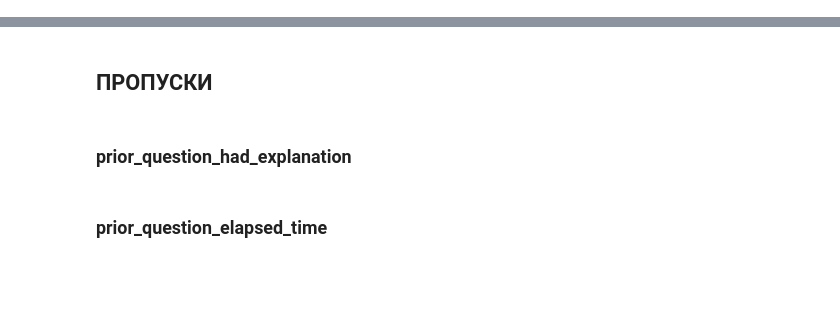
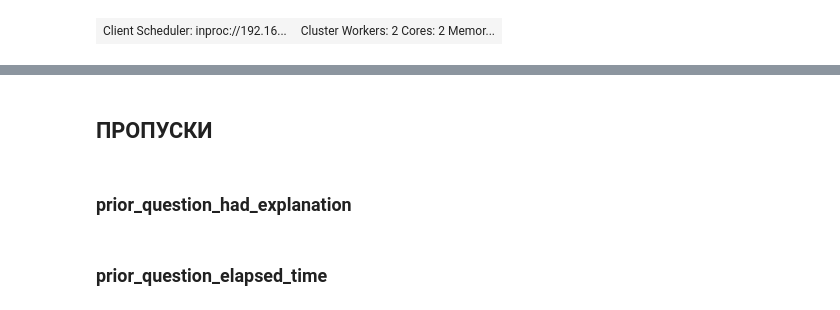
Before and after one commit to SergeyBridge/riiidNew, a Jupyter notebook: eda_dask.ipynb, the cells around one changed output, grey strips where cells are left out. Drawn from its saved outputs; the diff is of its cells as text; code cells hidden in the pictures; blank space fills up the shorter version.

```diff
--- a/eda.ipynb
+++ b/eda_dask.ipynb
@@ -83,17 +76,5 @@ BIG_DASK = True
 if BIG_DASK:
     from dask.distributed import Client
     client = Client(n_workers=2, threads_per_worker=1, processes=False, memory_limit='6GB')
-    print(client)
-
-#    train_dd = dd.read_parquet("/home/sergey/mnt/4.5Tb/Downloads/riiidCVdata/train.big.parquet", low_memory=False)
-    train_dd = dd.read_parquet(path="/mnt/data30G/2020riid/train.big.parquet",
-                               low_memory=False, columns=dtypes.keys(), engine="pyarrow", chunksize=1e5)
-
-    # train_pd.to_parquet(path="/home/sergey/mnt/4.5Tb/Downloads/riiidCVdata/train.big.parquet",
-    #                     engine="pyarrow",
-    #                     compression=None,
-    #                     # partition_cols="user_id",
-    #                    )
-
-    users = train_dd.groupby("user_id")[["timestamp", "prior_question_elapsed_time"]].agg(["mean", "min", "max", "count"])
-    users.compute()
+client
+# %% [output]
@@ -99,0 +83 @@ if BIG_DASK:
+| Client Scheduler: inproc://192.16... | Cluster Workers: 2 Cores: 2 Memor... |
```
Also changed, not shown: parts of 15 cells of this notebook, 7 other files.
